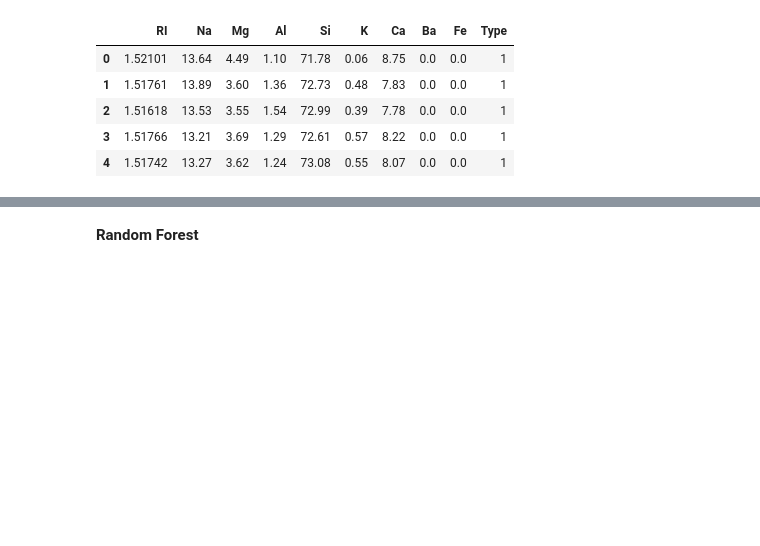
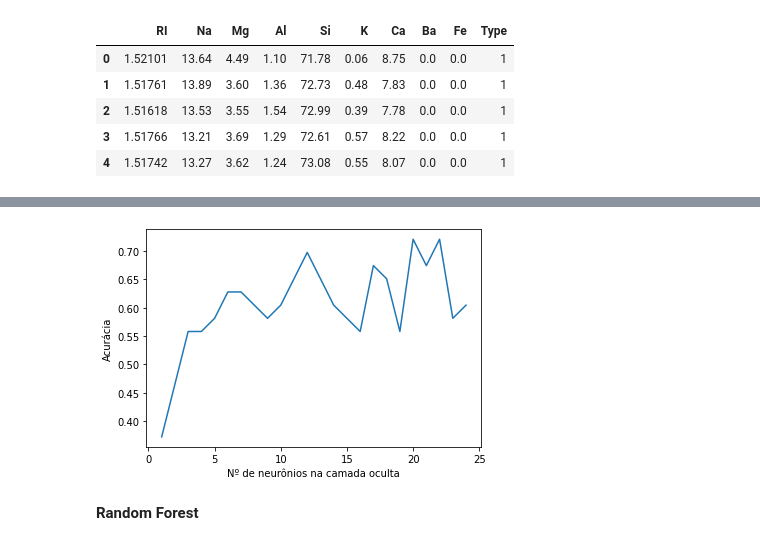
Before and after one commit to marinacer/IA048, a Jupyter notebook: glass.ipynb, the cells around one changed output, grey strips where cells are left out. Cells and saved outputs as stored; diff of their text form; code cells hidden in the pictures; blank space fills up the shorter version.

```diff
--- a/glass.ipynb
+++ b/glass.ipynb
@@ -90 +40,5 @@ X_p = pt.transform(X)
+# %%
+# para o MLP
+from sklearn.model_selection import train_test_split
+Xtrain2, Xtest2, ytrain2, ytest2 = train_test_split(X, y_label, test_size = 0.20, stratify = y)
 # %%
@@ -93,0 +50,29 @@ Xtrain, Xtest, ytrain, ytest = train_test_split(X, y_label, test_size = 0.30, ra
+# %%
+import tensorflow
+from tensorflow.keras.models import Sequential
+from tensorflow.keras.layers import Dense
+from tensorflow.keras.utils import to_categorical
+from tensorflow.keras.layers import LeakyReLU
+from tensorflow.keras.callbacks import EarlyStopping
+
+feature_vector_length = Xtrain.shape[1]
+num_classes = 6
+input_shape = (feature_vector_length,)
+
+
+ytrain2 = to_categorical(ytrain2, 6)
+ytest2 = to_categorical(ytest2, 6)
+# %%
+Nneuronios = list(range(1,25))
+listacc = []
+for i in Nneuronios:
+    model = Sequential()
+    model.add(Dense(i, input_shape=input_shape))
+    model.add(LeakyReLU(alpha=0.1))
+    model.add(Dense(num_classes, activation='softmax'))
+    Nepochs = 1000
+    model.compile(loss='categorical_crossentropy', optimizer='adam', metrics=['accuracy'])
+    es = EarlyStopping(monitor='val_loss', mode='min', min_delta=0.0005, verbose=1, patience=50)
+    result = model.fit(Xtrain2, ytrain2, epochs=Nepochs, batch_size=50, verbose=1, validation_data=(Xtest2,ytest2), callbacks=[es])
+    accuracy = model.evaluate(Xtest2, ytest2, verbose=1)[1]
+    listacc.append(accuracy)
@@ -94,3 +97,11 @@ Xtrain, Xtest, ytrain, ytest = train_test_split(X, y_label, test_size = 0.30, ra
+# %%
+listacc = np.array(listacc)
+plt.plot(Nneuronios, listacc)
+plt.xlabel('Nº de neurônios na camada oculta')
+plt.ylabel('Acurácia')
+plt.show()
+# %% [output]
+[figure, added]
 # %% [markdown]
 **Random Forest**
 # %%
```
Also changed, not shown: parts of 14 cells of this notebook.
